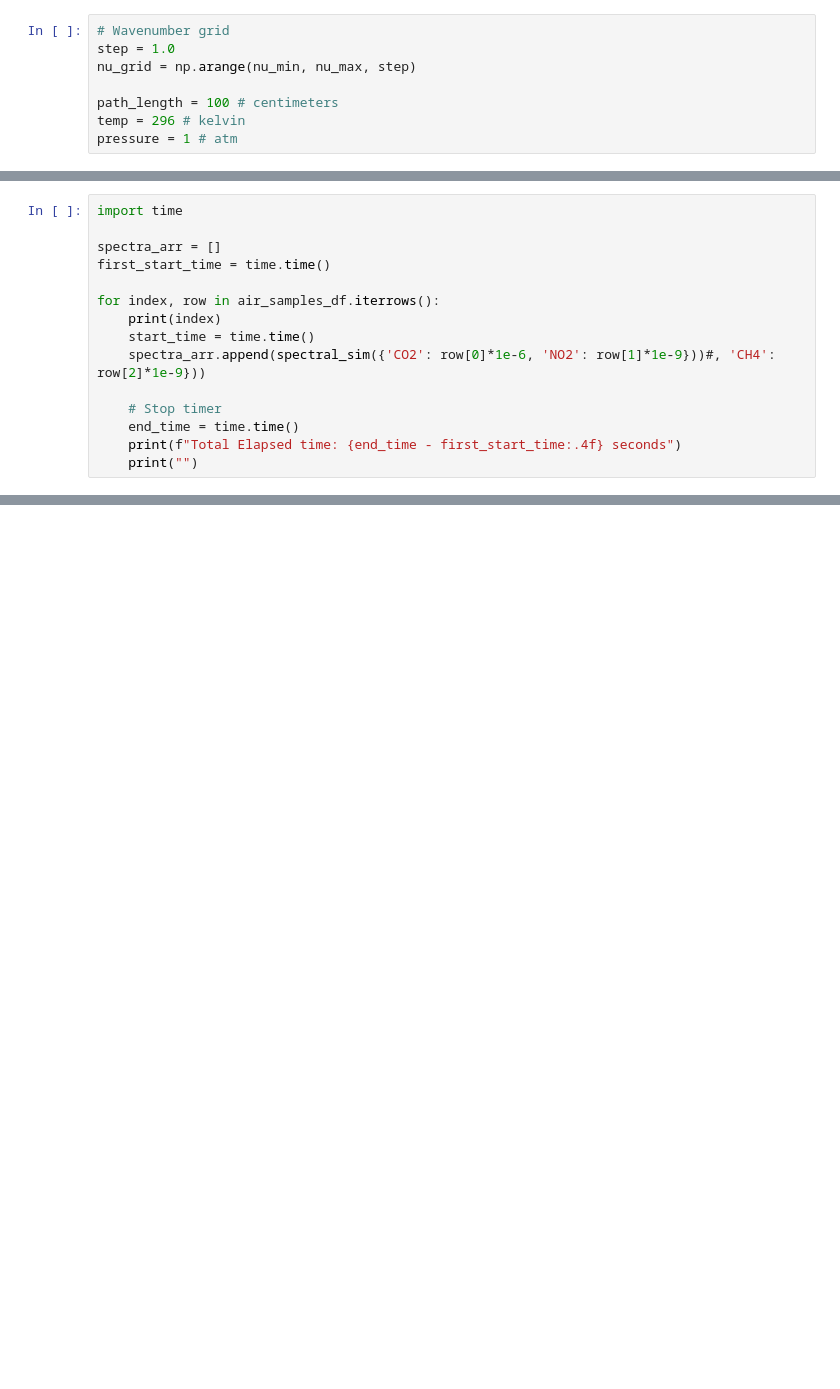
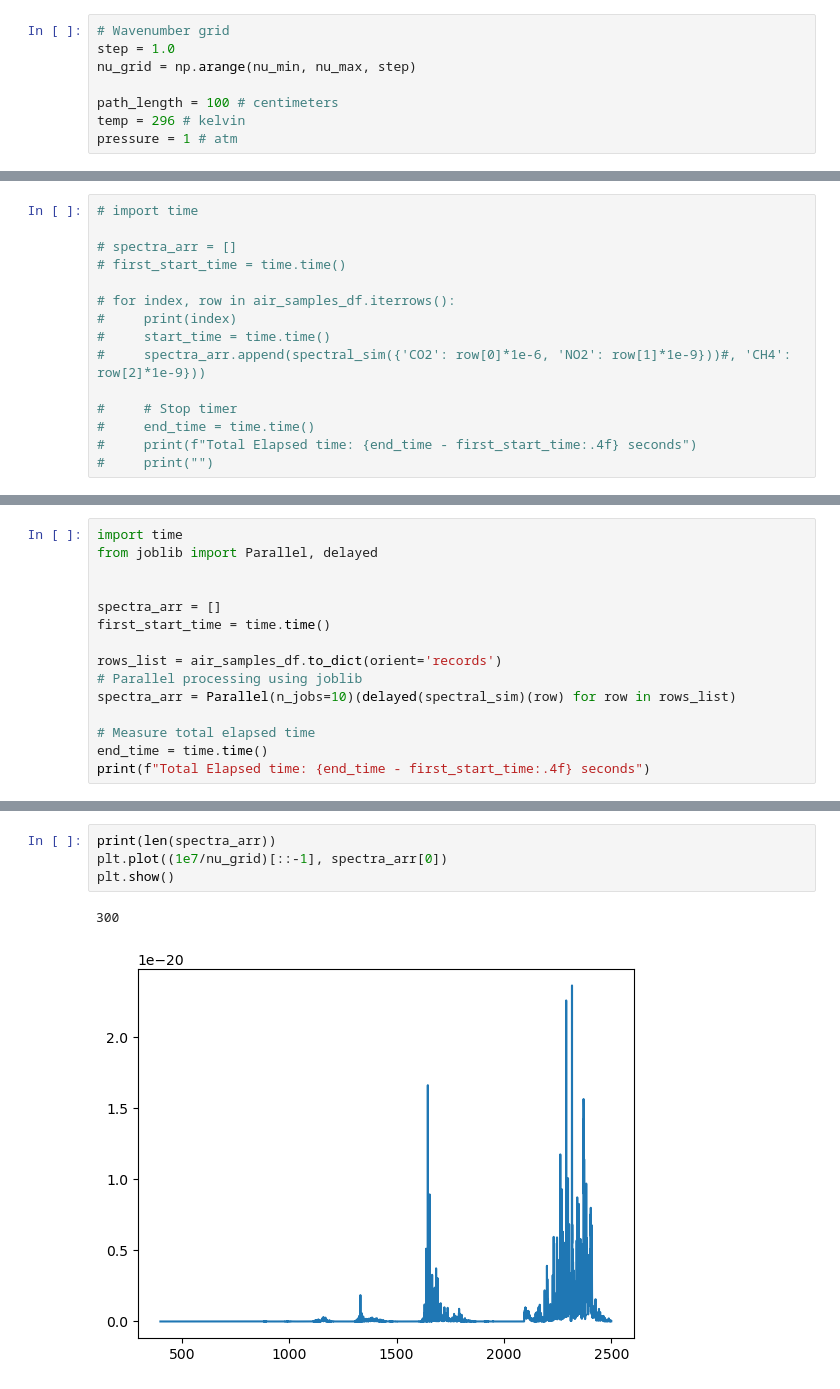
Before and after one commit to vpjuguilon/Physics-215_Project-PRISM, a Jupyter notebook: atmosperic_spectra_simulator.ipynb, the cells around one changed output, grey strips where cells are left out. Saved outputs shown, nothing was run; the diff lists cells and outputs as text; blank space fills up the shorter version.

```diff
--- a/atmosperic_spectra_simulator.ipynb
+++ b/atmosperic_spectra_simulator.ipynb
@@ -145,16 +170,16 @@ memory usage: 848.0 bytes
 None
 # %%
-import time
+# import time
 
-spectra_arr = []
-first_start_time = time.time()
+# spectra_arr = []
+# first_start_time = time.time()
 
-for index, row in air_samples_df.iterrows():
-    print(index)
-    start_time = time.time()
-    spectra_arr.append(spectral_sim({'CO2': row[0]*1e-6, 'NO2': row[1]*1e-9}))#, 'CH4': row[2]*1e-9}))
+# for index, row in air_samples_df.iterrows():
+#     print(index)
+#     start_time = time.time()
+#     spectra_arr.append(spectral_sim({'CO2': row[0]*1e-6, 'NO2': row[1]*1e-9}))#, 'CH4': row[2]*1e-9}))
 
-    # Stop timer
-    end_time = time.time()
-    print(f"Total Elapsed time: {end_time - first_start_time:.4f} seconds")
-    print("")
+#     # Stop timer
+#     end_time = time.time()
+#     print(f"Total Elapsed time: {end_time - first_start_time:.4f} seconds")
+#     print("")
@@ -207,0 +191,15 @@ print(f"Total Elapsed time: {end_time - first_start_time:.4f} seconds")
+# %%
+import time
+from joblib import Parallel, delayed
+
+
+spectra_arr = []
+first_start_time = time.time()
+
+rows_list = air_samples_df.to_dict(orient='records')
+# Parallel processing using joblib
+spectra_arr = Parallel(n_jobs=10)(delayed(spectral_sim)(row) for row in rows_list)
+
+# Measure total elapsed time
+end_time = time.time()
+print(f"Total Elapsed time: {end_time - first_start_time:.4f} seconds")
@@ -207,0 +211,7 @@ print(f"Total Elapsed time: {end_time - first_start_time:.4f} seconds")
+# %%
+print(len(spectra_arr))
+plt.plot((1e7/nu_grid)[::-1], spectra_arr[0])
+plt.show()
+# %% [output]
+300
+[figure, added]
```
Also changed, not shown: parts of 10 cells of this notebook, 4 other files.
